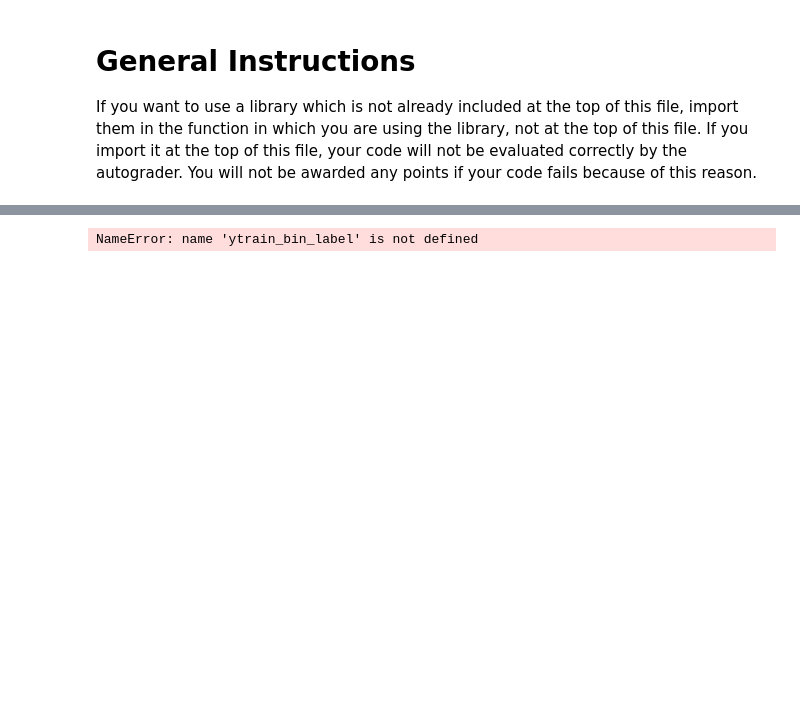
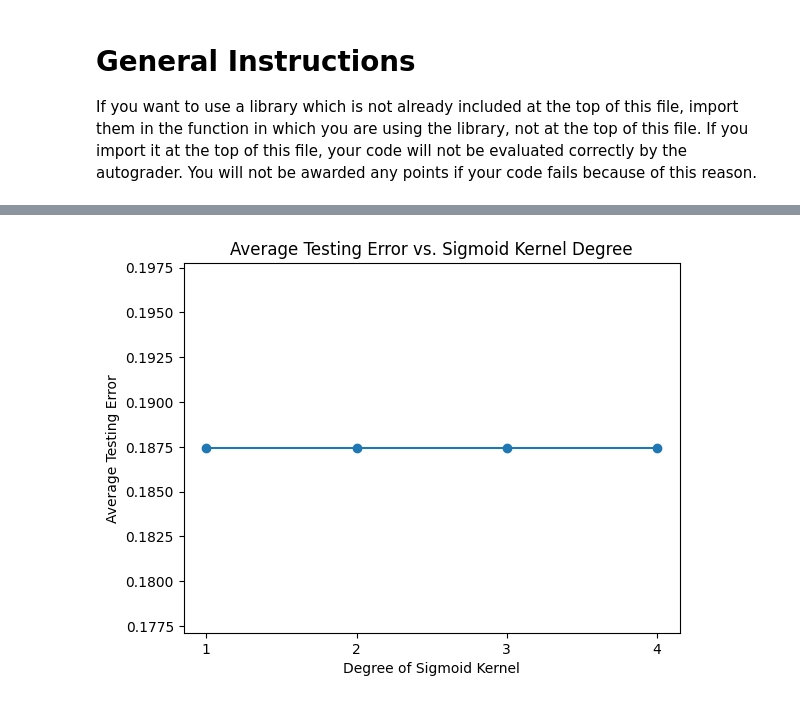
Before and after one commit to lai-huy/CSCE-421, a Jupyter notebook: Homework 4/Code/assignment4.ipynb, the cells around one changed output, grey strips where cells are left out. Drawn from its saved outputs; the diff is of its cells as text; code cells hidden in the pictures; blank space fills up the shorter version.

```diff
--- a/Homework 4/Code/assignment4.ipynb
+++ b/Homework 4/Code/assignment4.ipynb
@@ -204,10 +294,12 @@ def plot_avg_support_vec(SuppVect: np.array, d_vals: np.array) -> None:
 # %%
 @typechecked
 def plot_avg_violating_support_vec(vmd: np.array, d_vals: np.array) -> None:
-    '''
-     Please write the code in below block to generate the graphs as described in the question.
-     Note that the code will not be graded, but the graphs submitted in the report will be evaluated.
-    '''
-    ########################
-    ## Your Solution Here ##
-    ########################
+	'''
+		Please write the code in below block to generate the graphs as described in the question.
+		Note that the code will not be graded, but the graphs submitted in the report will be evaluated.
+	'''
+	plt.plot(d_vals, vmd)
+	plt.xlabel('d')
+	plt.ylabel('Average number of violating support vectors')
+	plt.title('Average number of violating support vectors vs. d')
+	plt.show()
@@ -350,45 +451,23 @@ NameError: name 'ytrain_bin_label' is not defined
 # %%
-################
-################
-# Q3 c
-################
-################
 d_vals = [1, 2, 3, 4]
 n_folds = 5
 '''
 Use the results from above and Fill the best c values for d=1,2,3,4
 '''
-########################
-## Your Solution Here ##
-new_c_vals = []
-########################
+new_c_vals = [10 ** -2, 10 ** -2, 10 ** -2, 10 ** -2]
+
 
 '''
 Below are the vectors evaluated by evaluate_c_d_pairs() function
 ERRAVGdcTEST - Average Testing error for each value of 'd'
 SuppVect     - Average Number of Support Vectors for each value of 'd'
 vmd          - Average Number of Support Vectors that Violate the Margin for each value of 'd'
 MarginT      - Average Value of Hyperplane Margins for each value of 'd'
 Implement- evaluate_c_d_pairs(), plot_test_errors, plot_avg_support_vec(), plot_avg_violating_support_vec(), plot_avg_hyperplane_margins()
 '''
 
 ERRAVGdcTEST, SuppVect, vmd, MarginT = evaluate_c_d_pairs(
 	Xtrain_norm, ytrain_bin_label, Xtest_norm, ytest_bin_label, n_folds, new_c_vals, d_vals)
 plot_test_errors(ERRAVGdcTEST, d_vals)
-
-################
-################
-# Q3 d
-################
-################
-plot_avg_support_vec(SuppVect, d_vals)
-plot_avg_violating_support_vec(vmd, d_vals)
-
-################
-################
-# Q3 e
-################
-################
-plot_avg_hyperplane_margins(MarginT, d_vals)
 # %% [output]
-NameError: name 'ytrain_bin_label' is not defined
+[figure, added]
```
Also changed, not shown: parts of 24 cells of this notebook, 1 other file.
